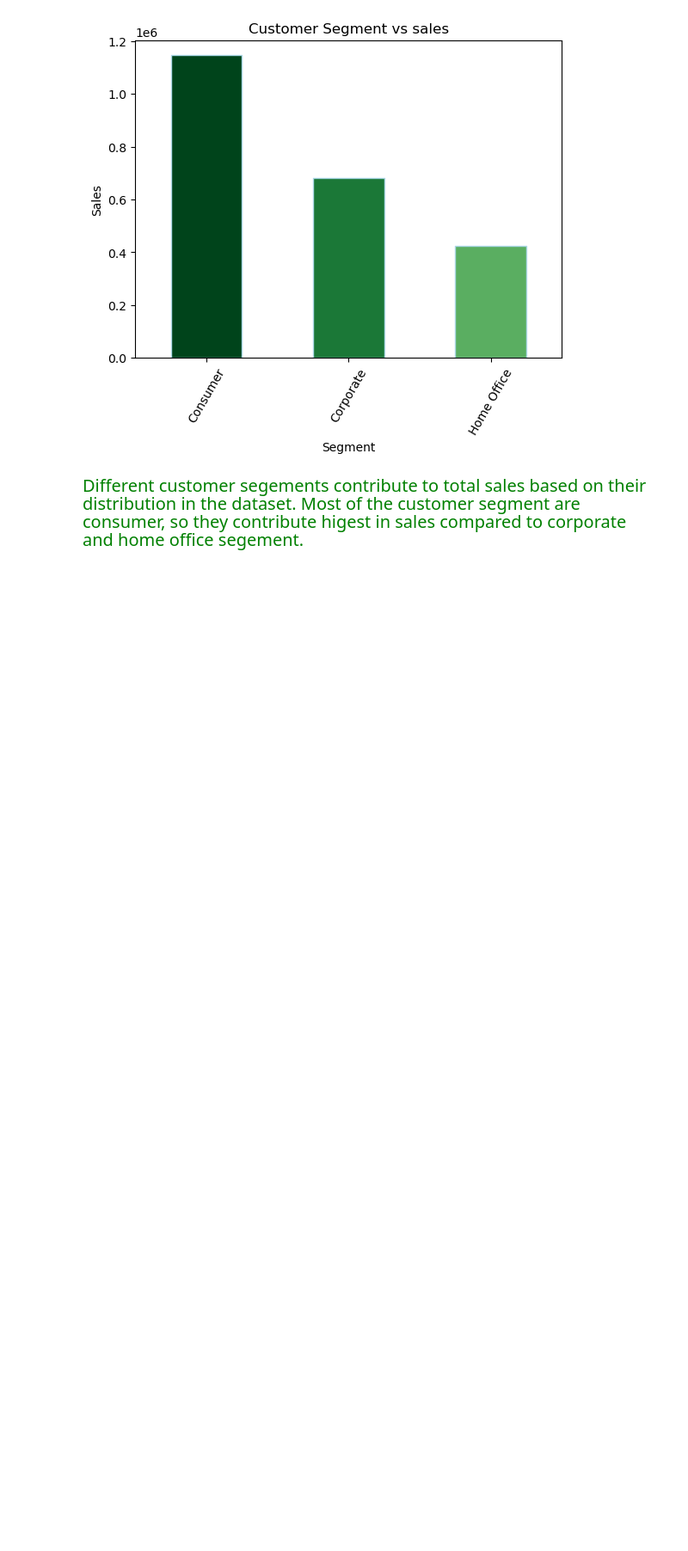
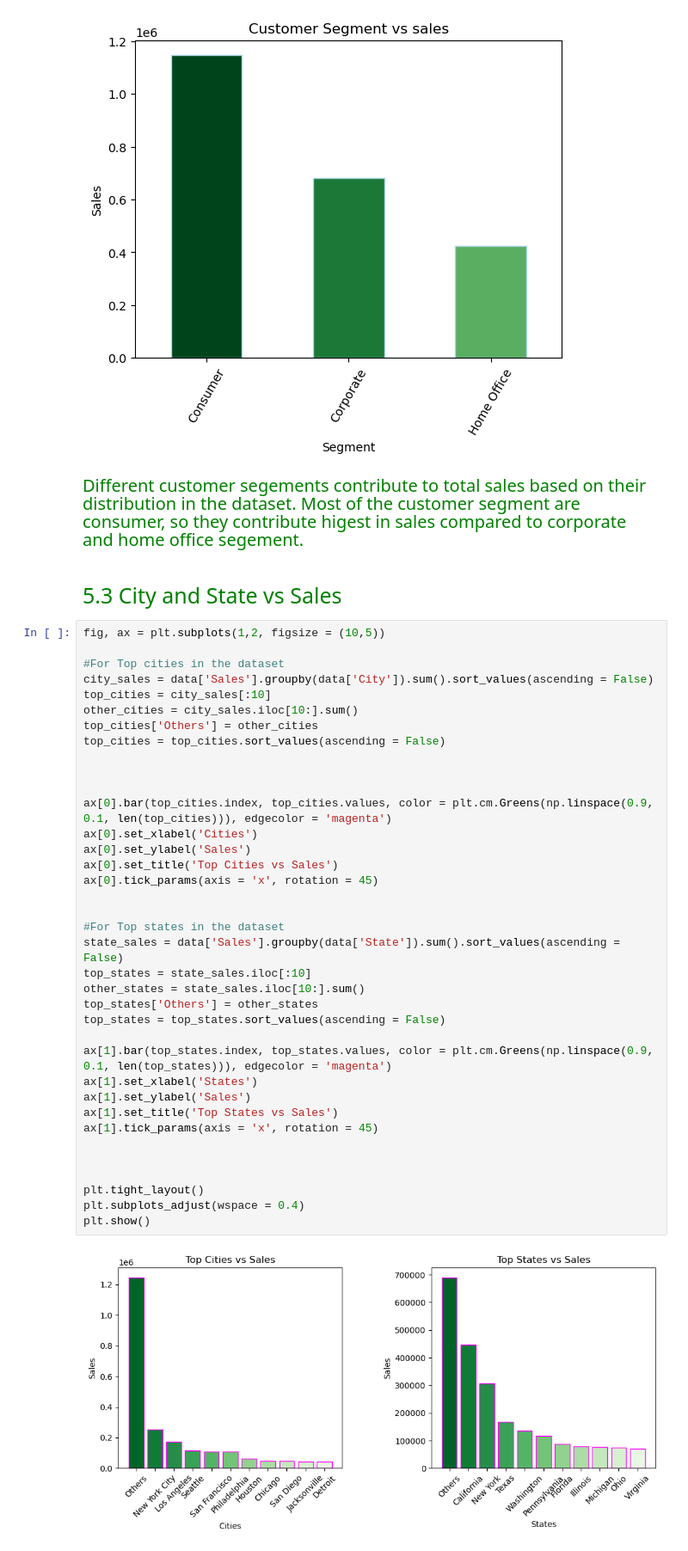
Before and after one commit to Kartika-Nidhi/DS_projects, a Jupyter notebook: SuperstoreSalesAnalysis.ipynb, the cells around one changed output. Shown at 86% size. Saved outputs shown, nothing was run; the diff lists cells and outputs as text; blank space fills up the shorter version.

Commit message:
State and Cities vs Sales

```diff
--- a/SuperstoreSalesAnalysis.ipynb
+++ b/SuperstoreSalesAnalysis.ipynb
@@ -420,3 +420,46 @@ plt.show()
 [figure]
 # %% [markdown]
 <div style = "color:green; font-size:20px">Different customer segements contribute to total sales based on their distribution in the dataset. Most of the customer segment are consumer, so they contribute higest in sales compared to corporate and home office segement.
+# %% [markdown]
+<div>
+# %% [markdown]
+<div style = "color:green; font-size:25px">5.3 City and State vs Sales
+# %%
+fig, ax = plt.subplots(1,2, figsize = (10,5))
+
+#For Top cities in the dataset
+city_sales = data['Sales'].groupby(data['City']).sum().sort_values(ascending = False)
+top_cities = city_sales[:10]
+other_cities = city_sales.iloc[10:].sum()
+top_cities['Others'] = other_cities
+top_cities = top_cities.sort_values(ascending = False)
+
+
+
+ax[0].bar(top_cities.index, top_cities.values, color = plt.cm.Greens(np.linspace(0.9, 0.1, len(top_cities))), edgecolor = 'magenta')
+ax[0].set_xlabel('Cities')
+ax[0].set_ylabel('Sales')
+ax[0].set_title('Top Cities vs Sales')
+ax[0].tick_params(axis = 'x', rotation = 45)
+
+
+#For Top states in the dataset
+state_sales = data['Sales'].groupby(data['State']).sum().sort_values(ascending = False)
+top_states = state_sales.iloc[:10]
+other_states = state_sales.iloc[10:].sum()
+top_states['Others'] = other_states
+top_states = top_states.sort_values(ascending = False)
+
+ax[1].bar(top_states.index, top_states.values, color = plt.cm.Greens(np.linspace(0.9, 0.1, len(top_states))), edgecolor = 'magenta')
+ax[1].set_xlabel('States')
+ax[1].set_ylabel('Sales')
+ax[1].set_title('Top States vs Sales')
+ax[1].tick_params(axis = 'x', rotation = 45)
+
+
+
+plt.tight_layout()
+plt.subplots_adjust(wspace = 0.4)
+plt.show()
+# %% [output]
+[figure, added]
```
Also changed, not shown: parts of 3 cells of this notebook.
